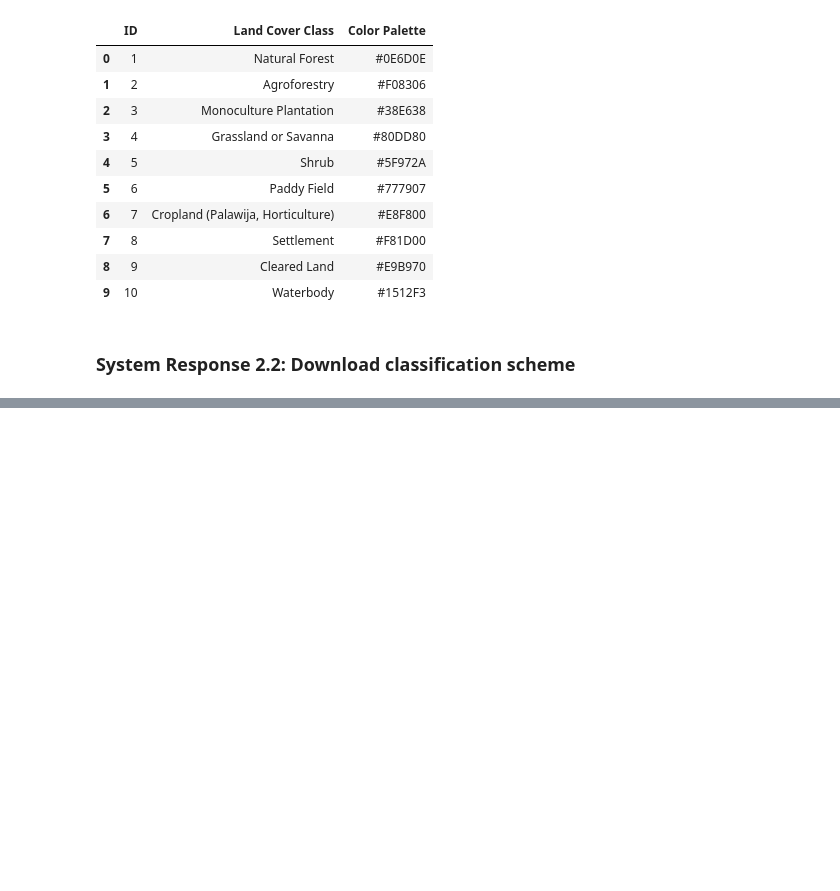
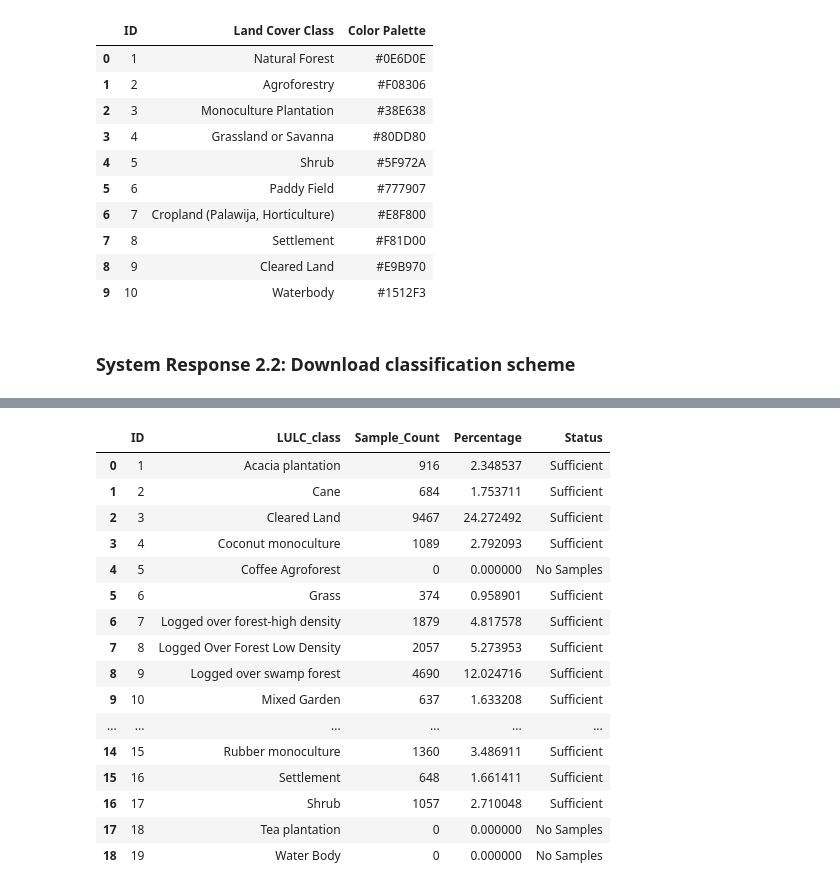
Before and after one commit to agilfahrezy11/EpistemXBackend_demo, a Jupyter notebook: notebooks/Module_implementation.ipynb, the cells around one changed output, grey strips where cells are left out. Drawn from its saved outputs; the diff is of its cells as text; code cells hidden in the pictures; blank space fills up the shorter version.

Commit message:
modified module 3 to improve shapefile handling

```diff
--- a/notebooks/Module_implementation.ipynb
+++ b/notebooks/Module_implementation.ipynb
@@ -465,0 +485,13 @@ CSV data size: 306 bytes
+# %%
+collection_method = 'upload' #can be change
+
+print(f"Selected method: {collection_method}")
+
+if collection_method == 'upload':
+    print("Upload your shapefile by specifying file path")
+elif collection_method == 'sampling':
+    print("create training samples using onscreen sampling")
+elif collection_method == 'reference':
+    print("📚 use default Epistem reference data")
+else:
+    print("❌ Invalid method. Please choose 'upload', 'interactive', or 'reference'")
@@ -465,0 +657,64 @@ CSV data size: 306 bytes
+# %%
+collection_method = 'reference'
+if collection_method == 'reference':
+    print("Loading default reference training data...")
+
+    # Default training data path
+    TrainEePath = 'projects/ee-rg2icraf/assets/Indonesia_lulc_Sample'
+    TrainField = 'kelas'
+
+    try:
+        print("Loading reference training data from Earth Engine...")
+
+        # Load training data
+        TrainDataDict = SyncTrainData.LoadTrainData(
+            landcover_df=LULCTable,
+            aoi_geometry=AOI,
+            training_ee_path=TrainEePath
+        )
+
+        print("Processing and validating reference data...")
+
+        # Set class field
+        TrainDataDict = SyncTrainData.SetClassField(TrainDataDict, TrainField)
+
+        # Validate classes
+        TrainDataDict = SyncTrainData.ValidClass(TrainDataDict, class_col_index=0)
+
+        # Check sufficiency
+        TrainDataDict = SyncTrainData.CheckSufficiency(TrainDataDict, min_samples=20)
+
+        # Filter by AOI
+        TrainDataDict = SyncTrainData.FilterTrainAoi(TrainDataDict)
+
+        # Create summary table
+        table_df, total_samples, insufficient_df = SyncTrainData.TrainDataRaw(
+            training_data=TrainDataDict.get('training_data'),
+            landcover_df=TrainDataDict.get('landcover_df'),
+            class_field=TrainDataDict.get('class_field')
+        )
+
+        print("✅ Reference training data loaded and processed successfully!")
+        print(f"Total samples: {total_samples}")
+
+        # Display summary table
+        display(table_df)
+
+        # Store final training data
+        TrainDataFinal = TrainDataDict.get('training_data')
+
+        # Show validation results
+        vr = TrainDataDict.get('validation_results', {})
+        print(f"\nValidation Results:")
+        print(f"- Total points loaded: {vr.get('total_points', 'N/A')}")
+        print(f"- Points after class filter: {vr.get('points_after_class_filter', 'N/A')}")
+        print(f"- Valid points (within AOI): {vr.get('valid_points', 'N/A')}")
+        print(f"- Invalid classes: {len(vr.get('invalid_classes', []))}")
+
+    except Exception as e:
+        print(f"❌ Error loading reference data: {e}")
+        TrainDataFinal = None
+
+else:
+    print("Reference data method not selected.")
+# %% [output]
@@ -465,0 +727,17 @@ CSV data size: 306 bytes
+|  | ID | LULC_class | Sample_Count | Percentage | Status |
+| 0 | 1 | Acacia plantation | 916 | 2.348537 | Sufficient |
+| 1 | 2 | Cane | 684 | 1.753711 | Sufficient |
+| 2 | 3 | Cleared Land | 9467 | 24.272492 | Sufficient |
+| 3 | 4 | Coconut monoculture | 1089 | 2.792093 | Sufficient |
+| 4 | 5 | Coffee Agroforest | 0 | 0.000000 | No Samples |
+| 5 | 6 | Grass | 374 | 0.958901 | Sufficient |
+| 6 | 7 | Logged over forest-high density | 1879 | 4.817578 | Sufficient |
+| 7 | 8 | Logged Over Forest Low Density | 2057 | 5.273953 | Sufficient |
+| 8 | 9 | Logged over swamp forest | 4690 | 12.024716 | Sufficient |
+| 9 | 10 | Mixed Garden | 637 | 1.633208 | Sufficient |
+| ... | ... | ... | ... | ... | ... |
+| 14 | 15 | Rubber monoculture | 1360 | 3.486911 | Sufficient |
+| 15 | 16 | Settlement | 648 | 1.661411 | Sufficient |
+| 16 | 17 | Shrub | 1057 | 2.710048 | Sufficient |
+| 17 | 18 | Tea plantation | 0 | 0.000000 | No Samples |
+| 18 | 19 | Water Body | 0 | 0.000000 | No Samples |
```
Also changed, not shown: parts of 16 cells of this notebook, 2 other files.
